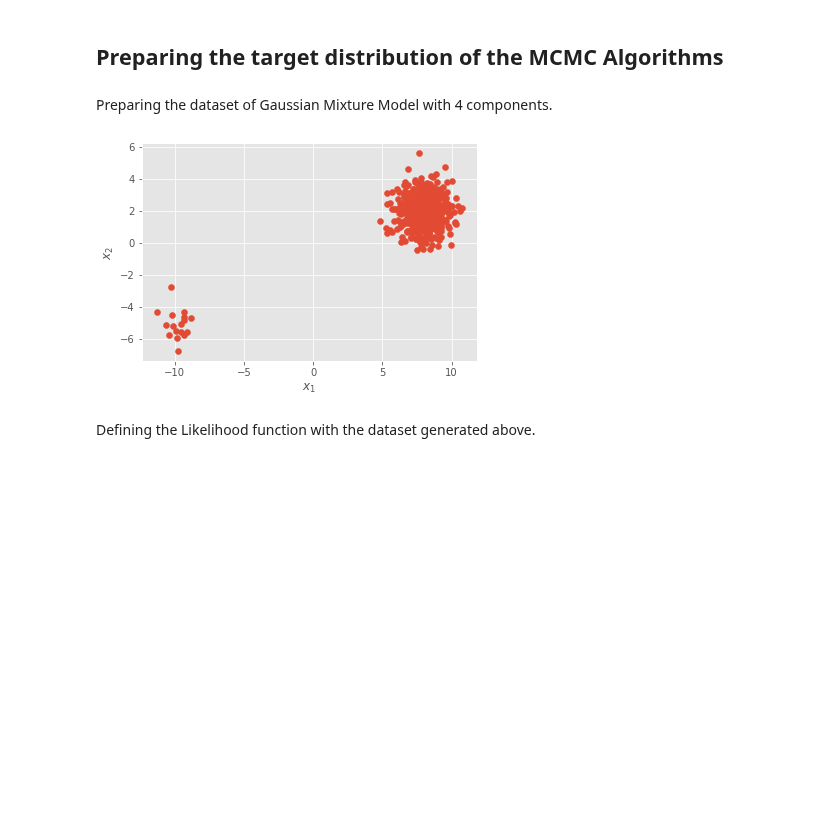
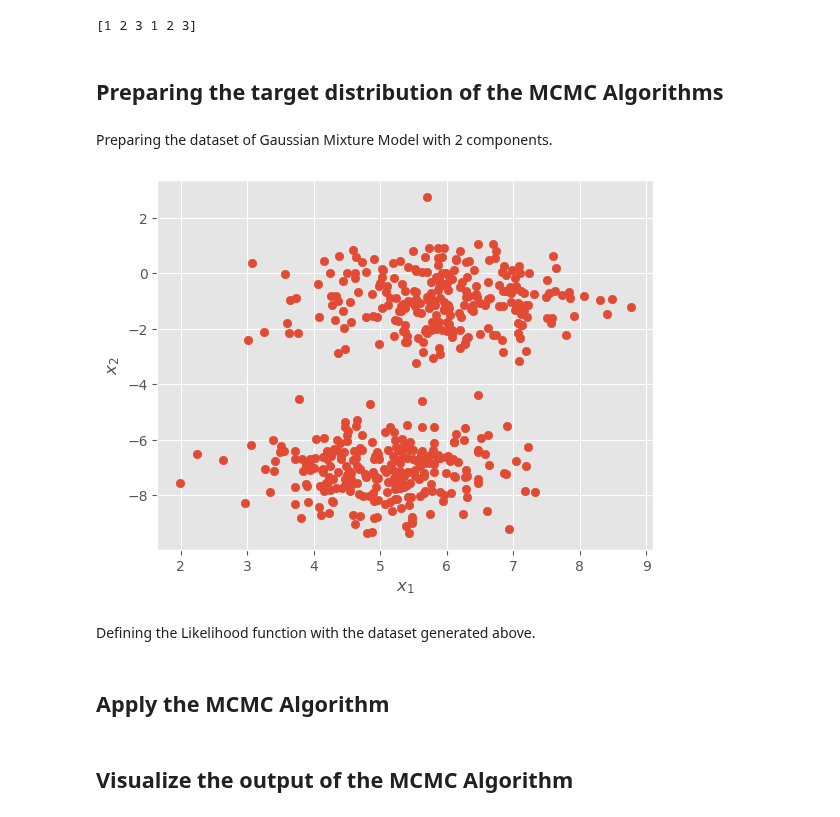
Before and after one commit to pjdunne/MResMCMC2023, a Jupyter notebook: Examples_Dian.ipynb, the cells around one changed output. Saved outputs shown, nothing was run; the diff lists cells and outputs as text; code cells hidden in the pictures; blank space fills up the shorter version.

```diff
--- a/Examples_Dian.ipynb
+++ b/Examples_Dian.ipynb
@@ -1,22 +1,30 @@
+# %%
+import numpy as np
+t = np.array([1,2,3])
+T = np.array([t])
+T = np.append(T, t)
+print(T)
+# %% [output]
+[1 2 3 1 2 3]
 # %% [markdown]
 ## Preparing the target distribution of the MCMC Algorithms
 # %% [markdown]
-Preparing the dataset of Gaussian Mixture Model with 4 components.
+Preparing the dataset of Gaussian Mixture Model with 2 components.
 # %%
 from MCMC_DianZhang.Dian_BayesianInference.Dian_BayesianInference.GMM_datagen import Data_params_gen_GMM
 import matplotlib.pyplot as plt
 
-GMM_data_2D_4com = Data_params_gen_GMM(n_components=2, n_dimensions=2)
-_,_ = GMM_data_2D_4com.generate(datasize=500)
+GMM_data_2D_2com = Data_params_gen_GMM(n_components=2, n_dimensions=2)
+_,_ = GMM_data_2D_2com.generate(datasize=500)
 
 with plt.style.context("ggplot"):
-    plt.scatter(GMM_data_2D_4com.noisy_Dataset[:, 0], GMM_data_2D_4com.noisy_Dataset[:, 1])
+    plt.scatter(GMM_data_2D_2com.noisy_Dataset[:, 0], GMM_data_2D_2com.noisy_Dataset[:, 1])
     plt.xlabel("$x_1$")
 
     plt.ylabel("$x_2$")
     plt.show()
 # %% [output]
-[figure, old version]
+[figure, new version]
 # %% [markdown]
 Defining the Likelihood function with the dataset generated above.
 # %%
@@ -26,3 +34,5 @@ GMM_Likeli_2D_4com = Likeli_GMM_mus(Dataset=GMM_data_2D_4com.noisy_Dataset, Sigm
+# %% [markdown]
+## Apply the MCMC Algorithm
 # %%
 from MCMC_DianZhang.Dian_MCMC.MetropolisHastingMCMC.MHMC import MHMC
 from MCMC_DianZhang.Dian_MCMC.MetropolisHastingMCMC.ProposalDistributions import  GaussianProposalDistribution
@@ -35,6 +45,8 @@ MCMC_outputs, acc = MHMC_GMM_2D_4com.generate(
     qSamp=Prop.qSample,
     steps=steps
     )
+# %% [markdown]
+## Visualize the output of the MCMC Algorithm
 # %%
 import numpy as np
 
```
Also changed, not shown: parts of 7 cells of this notebook, 2 other files.
